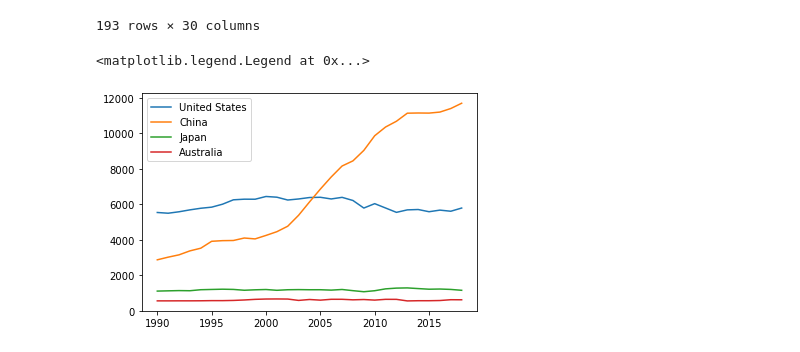
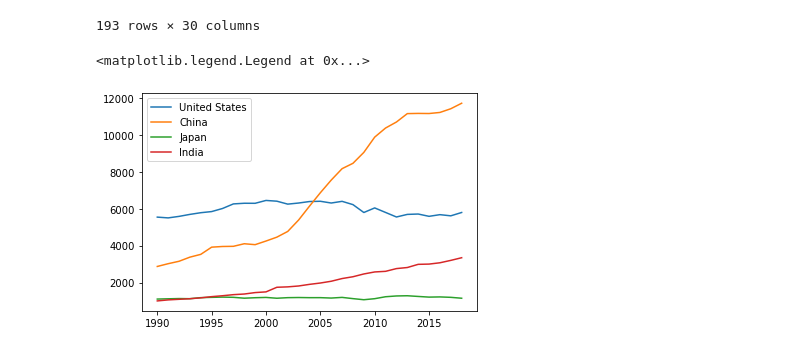
Before and after one commit to douglas-robertson/Project1, a Jupyter notebook: Data Files/ghg-emissions.ipynb, the cells around one changed output. Cells and saved outputs as stored; diff of their text form; code cells hidden in the pictures.

```diff
--- a/Data Files/ghg-emissions.ipynb
+++ b/Data Files/ghg-emissions.ipynb
@@ -59,9 +59,9 @@ emission_D = emission_D.astype({"index": int})
 # %%
 plt.plot(emission_D["index"], emission_D["United States"], label="United States")
 plt.plot(emission_D["index"], emission_D["China"], label="China")
 plt.plot(emission_D["index"], emission_D["Japan"], label="Japan")
-plt.plot(emission_D["index"], emission_D["Australia"], label="Australia")
+plt.plot(emission_D["index"], emission_D["India"], label="India")
 plt.legend()
 # %% [output]
 <matplotlib.legend.Legend at 0x...>
-[figure, old version]
+[figure, new version]
```
Also changed, not shown: 1 other file.
